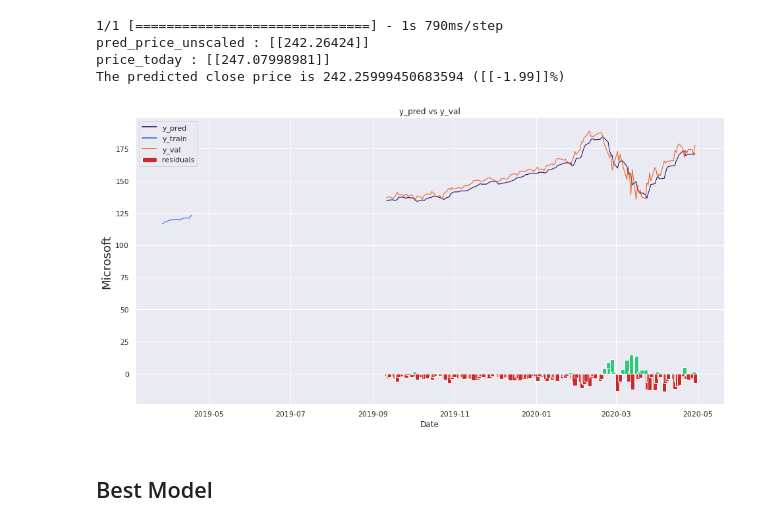
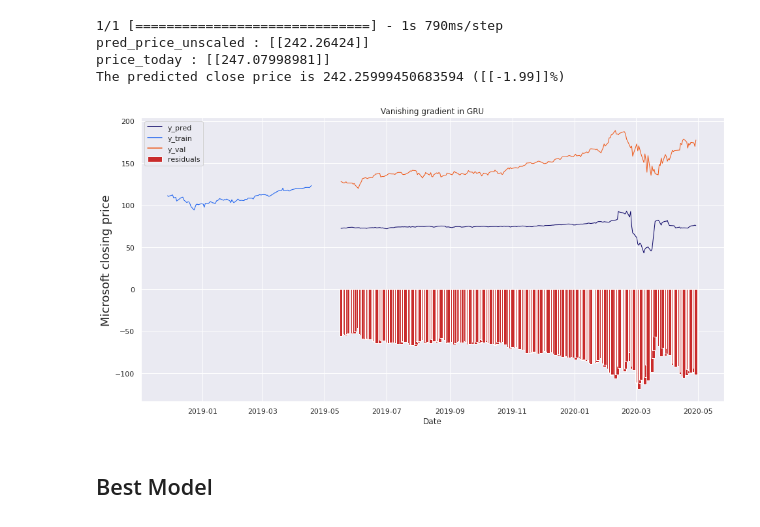
Before and after one commit to Anomaly1702/Ass3_Rnn, a Jupyter notebook: ASS3_RNN.ipynb, the cells around one changed output. Drawn from its saved outputs; the diff is of its cells as text; code cells hidden in the pictures.

```diff
--- a/ASS3_RNN.ipynb
+++ b/ASS3_RNN.ipynb
@@ -254,6 +248,7 @@ class Basenet():
         self.sequence_length = sequence_length
         self.optimizer = None
         self.epoch = None
+        self.stopped_epoch = None
 
     def pre_processdata(self,filtered_df):
 
@@ -327,7 +322,7 @@ class Basenet():
         # Unscale the predicted values
         y_pred = scaler_pred.inverse_transform(y_pred_scaled)
         y_val_unscaled = scaler_pred.inverse_transform(y_val.reshape(-1, 1))
-
+        self.stopped_epoch = early_stop.stopped_epoch
         # # Plot training & validation loss values
         # self.plot_Loss (history)
 
@@ -337,8 +332,8 @@ class Basenet():
         fig, ax = plt.subplots(figsize=(16, 5), sharex=True)
         val_accuracies = history.history["loss"]
         train_accuracies = history.history["val_loss"]
-        plt.plot(np.arange(len(val_accuracies)), val_accuracies, label = "Validation Loss")
-        plt.plot(np.arange(len(train_accuracies)), train_accuracies, label = "Training Loss")
+        plt.plot(np.arange(len(self.stopped_epoch)), val_accuracies, label = "Validation Loss")
+        plt.plot(np.arange(len(self.stopped_epoch)), train_accuracies, label = "Training Loss")
         plt.title("Model loss")
         plt.ylabel("Loss")
         plt.xlabel("Epoch")
@@ -552,10 +556,9 @@ plt.show()
 # %%
-optimizer = 'adam'
 lr=0.001
 batch_size = 16
-epochs = 20
+epochs = 100
 index_Close = 3
-sequence_length = 100
+sequence_length = 20
 
 vrnn = V_RNN_cls(index_Close,sequence_length)
 data_scaled,scaler_pred,df_Close,scaler = vrnn.pre_processdata(filtered_df)
@@ -715,11 +738,11 @@ class LSTM_cls(Basenet):
     return model
 # %%
 optimizer = 'adam'
-lr=0.001
+lr=0.0001
 batch_size = 16
-epochs = 20
+epochs = 100
 index_Close = 3
-sequence_length = 100
+sequence_length = 20
 
 lstm = LSTM_cls(index_Close,sequence_length)
 data_scaled,scaler_pred,df_Close,scaler = lstm.pre_processdata(filtered_df)
@@ -874,11 +917,11 @@ class GRU_cls(Basenet):
     return my_GRU_model
 # %%
 optimizer = 'adam'
-lr=0.001
+lr=0.1
 batch_size = 16
-epochs = 20
+epochs = 100
 index_Close = 3
-sequence_length = 100
+sequence_length = 20
 
 
 gru = GRU_cls(index_Close,sequence_length)
@@ -958,33 +1019,33 @@ The predicted close price is 242.25999450683594 ([[-1.99]]%)
 # %%
 # The date from which on the date is displayed
 train_data_len = len(gru.train_set)
 val_data_len = len(gru.train_set) + len(gru.val_set)
 display_start_date = all_dates[int(train_data_len*.95 + gru.sequence_length)]
 start=int(train_data_len*.95 + gru.sequence_length)
 # Add the difference between the valid and predicted prices
 train = pd.DataFrame(df_Close['Close'][start:train_data_len + 1]).rename(columns={'Close': 'y_train'})
 valid = pd.DataFrame(df_Close['Close'][train_data_len+gru.sequence_length:val_data_len]).rename(columns={'Close': 'y_val'})
 valid.insert(1, "y_pred", y_pred, True)
 valid.insert(1, "residuals", valid["y_pred"] - valid["y_val"], True)
 df_union = pd.concat([train, valid])
 
 # Zoom in to a closer timeframe
 df_union_zoom = df_union[df_union.index > display_start_date]
 
 # Create the lineplot
 fig, ax1 = plt.subplots(figsize=(16, 8))
-plt.title("y_pred vs y_val")
-plt.ylabel("Microsoft", fontsize=18)
+plt.title("Vanishing gradient in GRU")
+plt.ylabel("Microsoft closing price", fontsize=18)
 sns.set_palette(["#090364", "#1960EF", "#EF5919"])
 sns.lineplot(data=df_union_zoom[['y_pred', 'y_train', 'y_val']], linewidth=1.0, dashes=False, ax=ax1)
 
 # Create the bar plot with the differences
 df_sub = ["#2BC97A" if x > 0 else "#C92B2B" for x in df_union_zoom["residuals"].dropna()]
 ax1.bar(height=df_union_zoom['residuals'].dropna(), x=df_union_zoom['residuals'].dropna().index, width=3, label='residuals', color=df_sub)
 plt.legend()
 plt.show()
 # %% [output]
-[figure, old version]
+[figure, new version]
 # %% [markdown]
 ## Best Model
 # %%
```
Also changed, not shown: parts of 17 cells of this notebook.
